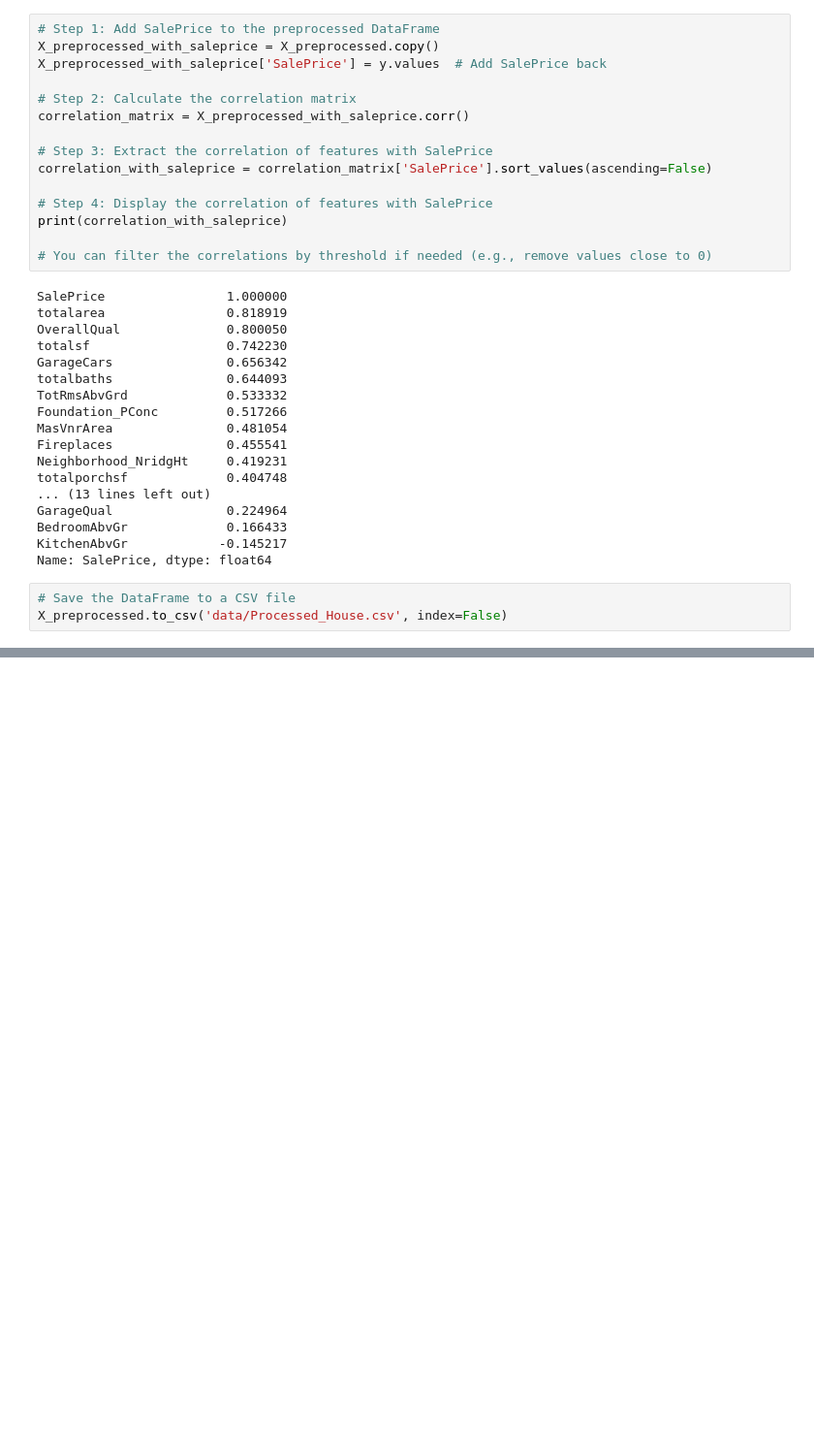
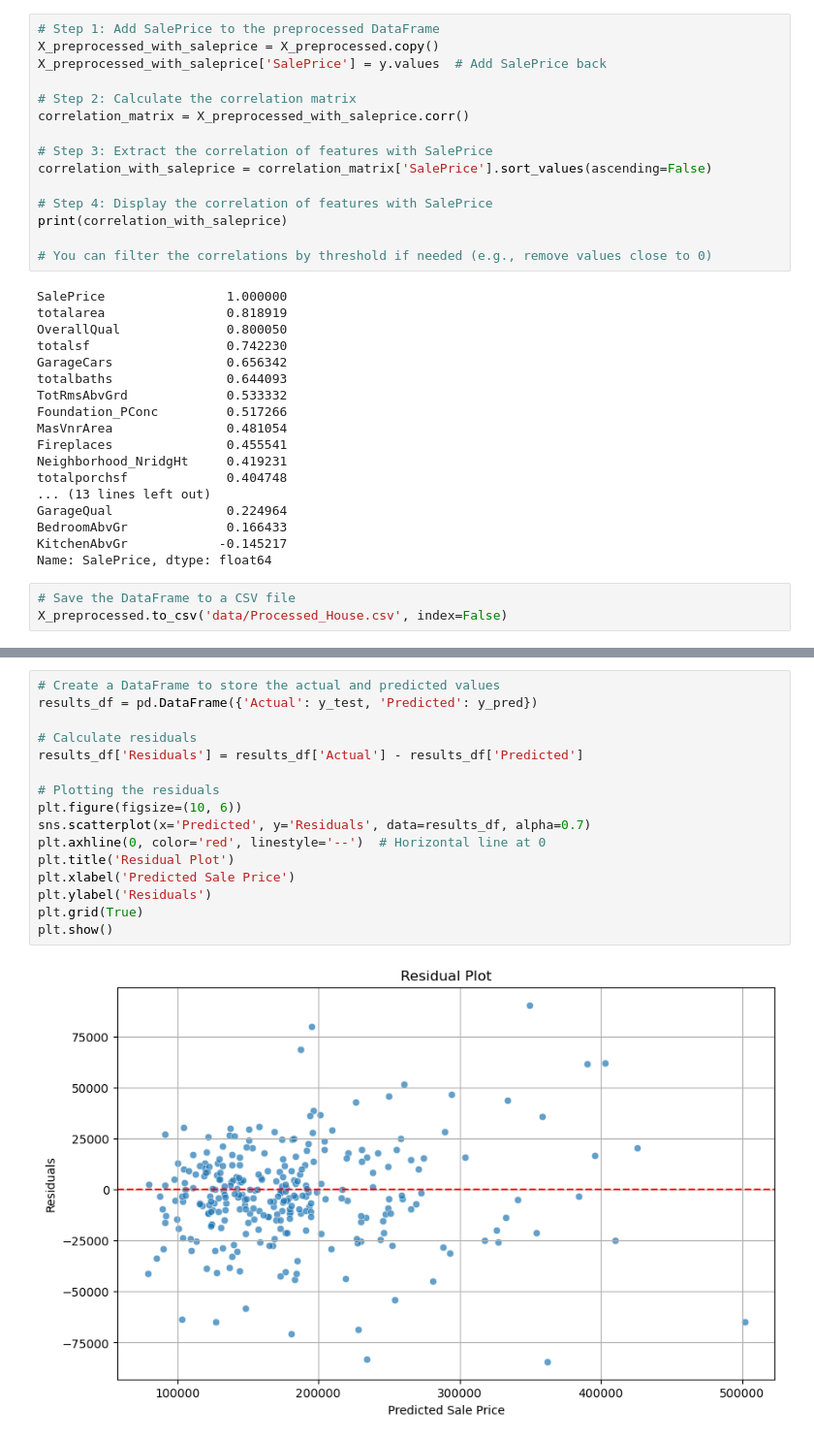
Before and after one commit to SanduniNavodya/House-Price-Prediction-System, a Jupyter notebook: House_final.ipynb, the cells around one changed output, grey strips where cells are left out. Shown at 97% size. Drawn from its saved outputs; the diff is of its cells as text; blank space fills up the shorter version.

```diff
--- a/House_final.ipynb
+++ b/House_final.ipynb
@@ -813,0 +841,18 @@ X_preprocessed.to_csv('data/Processed_House.csv', index=False)
+# %%
+# Create a DataFrame to store the actual and predicted values
+results_df = pd.DataFrame({'Actual': y_test, 'Predicted': y_pred})
+
+# Calculate residuals
+results_df['Residuals'] = results_df['Actual'] - results_df['Predicted']
+
+# Plotting the residuals
+plt.figure(figsize=(10, 6))
+sns.scatterplot(x='Predicted', y='Residuals', data=results_df, alpha=0.7)
+plt.axhline(0, color='red', linestyle='--')  # Horizontal line at 0
+plt.title('Residual Plot')
+plt.xlabel('Predicted Sale Price')
+plt.ylabel('Residuals')
+plt.grid(True)
+plt.show()
+# %% [output]
+[figure, added]
```
Also changed, not shown: parts of 3 cells of this notebook, 1 other file.
